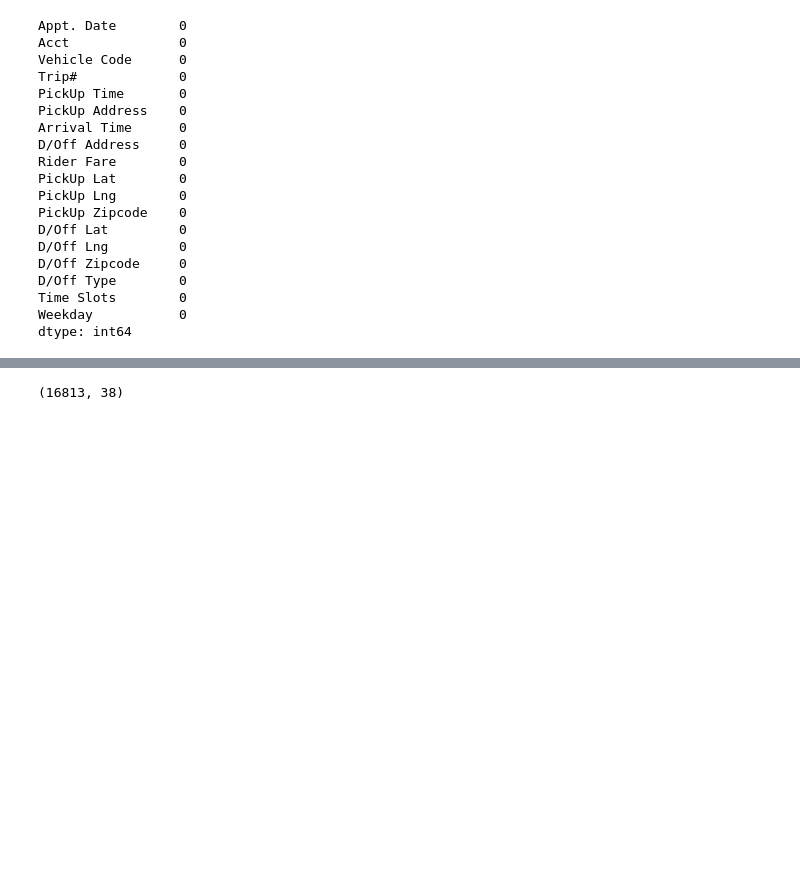
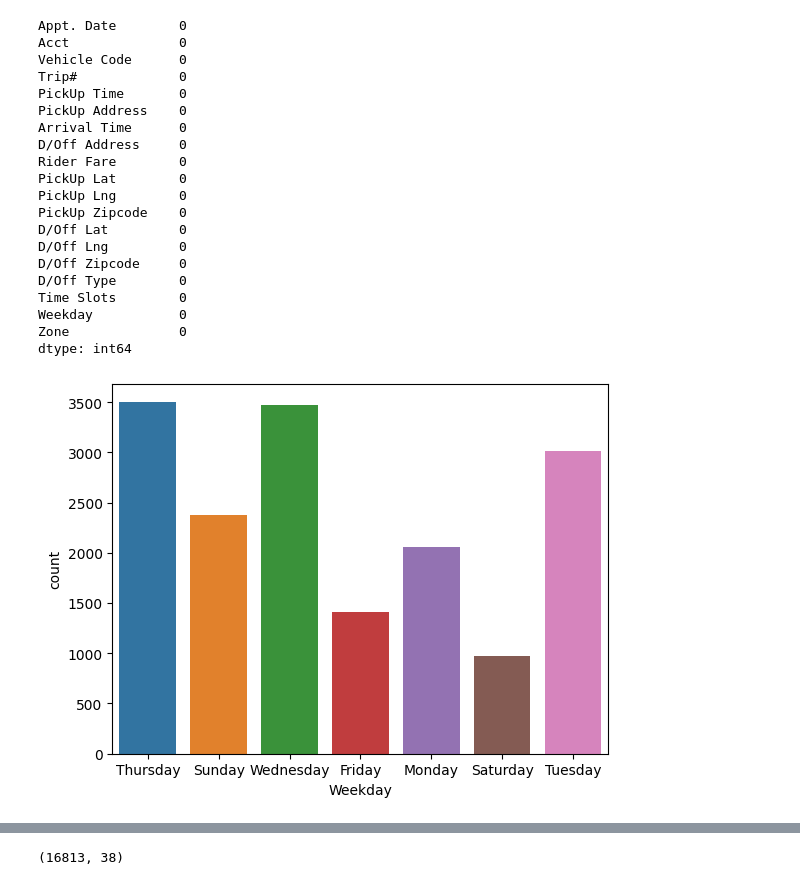
Before and after one commit to asifirfanullahmasum/responsive-transit-demand-pickpup-prediction, a Jupyter notebook: model_training.ipynb, the cells around one changed output, grey strips where cells are left out. Saved outputs shown, nothing was run; the diff lists cells and outputs as text; code cells hidden in the pictures; blank space fills up the shorter version.

```diff
--- a/model_training.ipynb
+++ b/model_training.ipynb
@@ -13,7 +15,7 @@ from sklearn.tree import DecisionTreeClassifier
 
 pd.set_option('expand_frame_repr', False)
 # %%
-DATA_DIR = 'Metro Connect Trips October 2019_Processed.csv'
+DATA_DIR = 'Metro Connect Trips October 2019_Zoned.csv'
 # %%
 df = pd.read_csv(DATA_DIR)
 df = df[1:].dropna()
@@ -37,4 +39,12 @@ D/Off Zipcode     0
 D/Off Type        0
 Time Slots        0
 Weekday           0
+Zone              0
 dtype: int64
+# %%
+data_visualization = df[['Weekday', 'Acct', 'Time Slots', 'PickUp Zipcode']]
+# %%
+sns.countplot(x="Weekday", data=data_visualization)
+plt.show()
+# %% [output]
+[figure, added]
```
Also changed, not shown: parts of 9 cells of this notebook, 1 other file.
